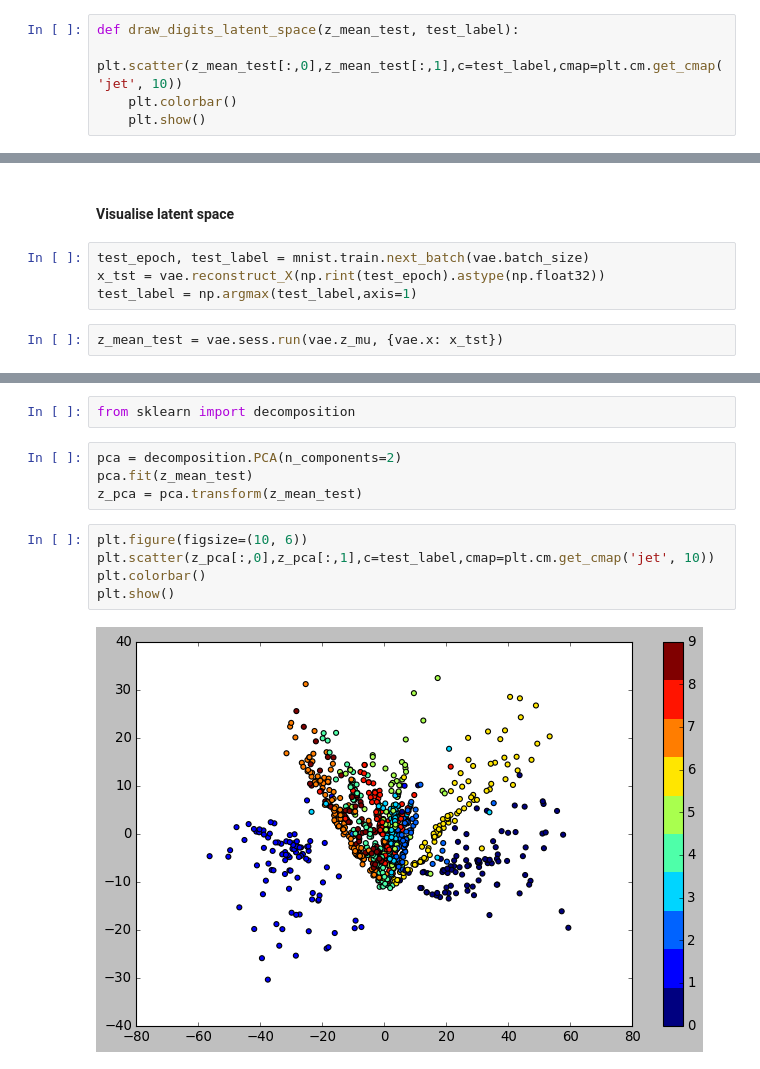
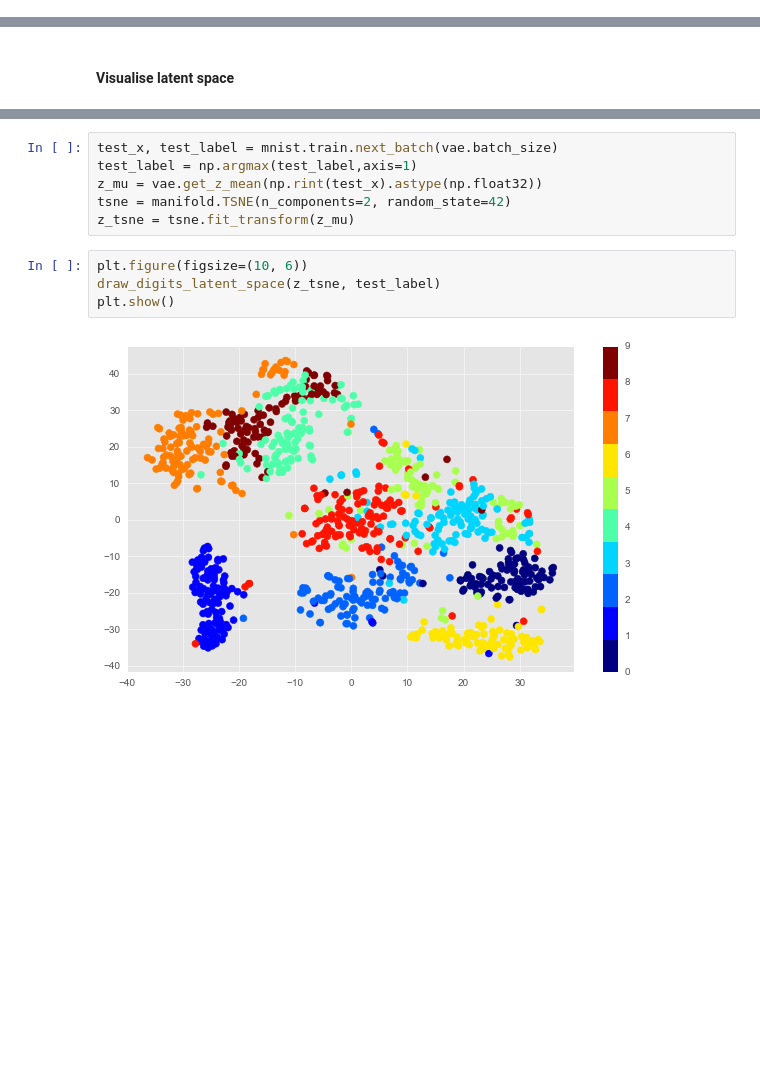
Before and after one commit to willtai/vae_exploration, a Jupyter notebook: notebooks/mnist_vae.ipynb, the cells around one changed output, grey strips where cells are left out. Cells and saved outputs as stored; diff of their text form; blank space fills up the shorter version.

```diff
--- a/notebooks/mnist_vae.ipynb
+++ b/notebooks/mnist_vae.ipynb
@@ -22,8 +30,3 @@ vae = VAE(beta=1,batch_size=1000,learning_rate=1e-4,network_type='fully_connecte
 saver = tf.train.Saver()
 # %% [markdown]
 #### Training
-# %%
-def draw_digits_latent_space(z_mean_test, test_label):
-    plt.scatter(z_mean_test[:,0],z_mean_test[:,1],c=test_label,cmap=plt.cm.get_cmap('jet', 10))
-    plt.colorbar()
-    plt.show()
@@ -119,8 +115,2 @@ plt.show()
 # %% [markdown]
 #### Visualise latent space
-# %%
-test_epoch, test_label = mnist.train.next_batch(vae.batch_size)
-x_tst = vae.reconstruct_X(np.rint(test_epoch).astype(np.float32))
-test_label = np.argmax(test_label,axis=1)
-# %%
-z_mean_test = vae.sess.run(vae.z_mu, {vae.x: x_tst})
@@ -134,13 +124,12 @@ plt.show()
-# %%
-from sklearn import decomposition
-# %%
-pca = decomposition.PCA(n_components=2)
-pca.fit(z_mean_test)
-z_pca = pca.transform(z_mean_test)
+# %%
+test_x, test_label = mnist.train.next_batch(vae.batch_size)
+test_label = np.argmax(test_label,axis=1)
+z_mu = vae.get_z_mean(np.rint(test_x).astype(np.float32))
+tsne = manifold.TSNE(n_components=2, random_state=42)
+z_tsne = tsne.fit_transform(z_mu)
 # %%
 plt.figure(figsize=(10, 6))
-plt.scatter(z_pca[:,0],z_pca[:,1],c=test_label,cmap=plt.cm.get_cmap('jet', 10))
-plt.colorbar()
+draw_digits_latent_space(z_tsne, test_label)
 plt.show()
 # %% [output]
-[figure, old version]
+[figure, new version]
```
Also changed, not shown: parts of 12 cells of this notebook, 7 other files.
